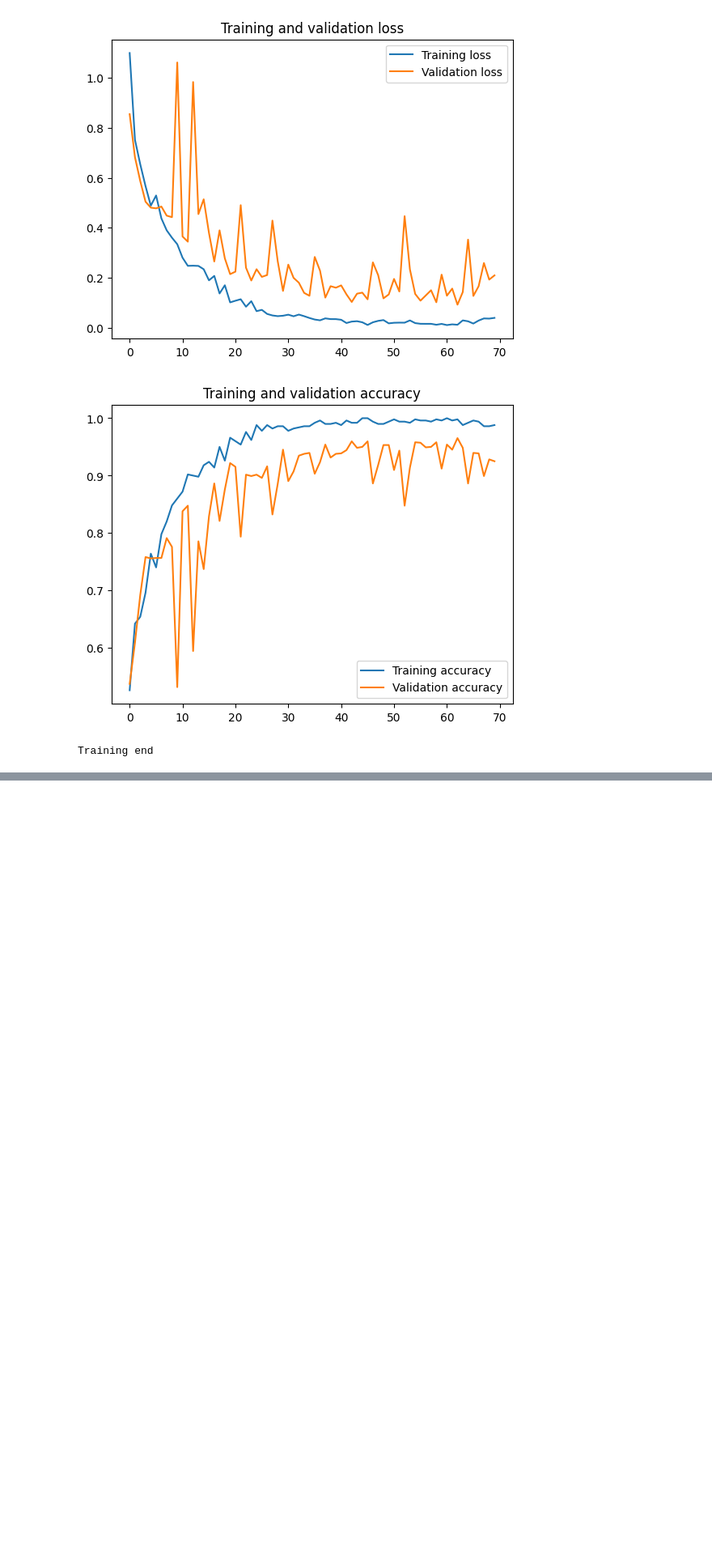
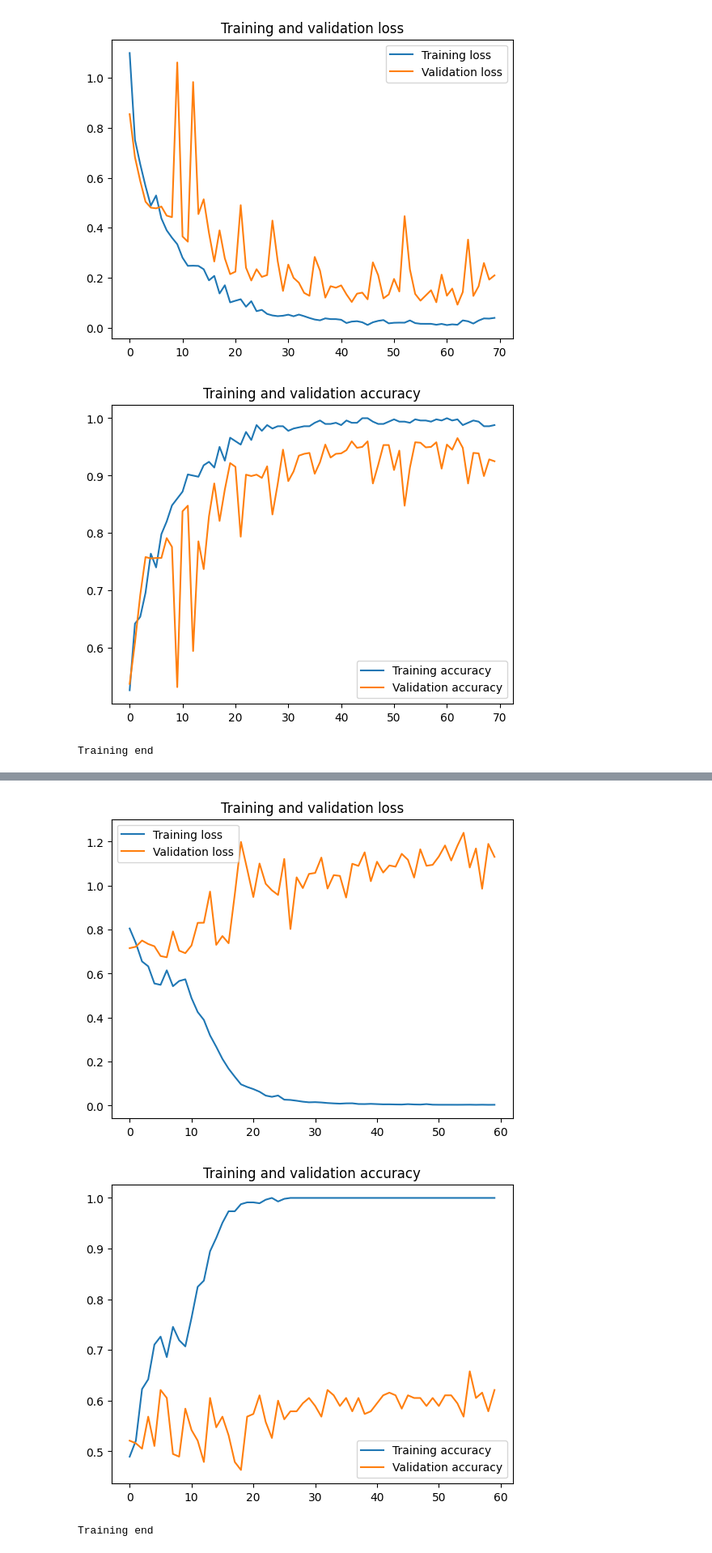
Before and after one commit to ChiaraAnsaldo/Neural-network-for-eeg-signal-analysis-for-epileptic-seizure-detection, a Jupyter notebook: CNN_Classification.ipynb, the cells around one changed output, grey strips where cells are left out. Shown at 81% size. Cells and saved outputs as stored; diff of their text form; code cells hidden in the pictures; blank space fills up the shorter version.

```diff
--- a/CNN_Classification.ipynb
+++ b/CNN_Classification.ipynb
@@ -97,29 +150,26 @@ def loadSpectogramData(indexPat):
 # %%
-def createModel():
+def createModel1():
 
     model = Sequential()
 
     model.add(Conv2D(64, (2, 4), activation='relu', input_shape=(22, 59, 114)))
-    model.add(BatchNormalization())
     model.add(MaxPooling2D(pool_size=(1, 2)))
-    model.add(Dropout(0.35))
+    model.add(Dropout(0.5))
 
     model.add(Conv2D(32, (2, 2), activation='relu'))
-    model.add(BatchNormalization())
     model.add(MaxPooling2D(pool_size=(1, 2)))
-    model.add(Dropout(0.25))
+    model.add(Dropout(0.3))
 
     model.add(Conv2D(32, (2, 2), activation='relu'))
-    model.add(BatchNormalization())
     model.add(MaxPooling2D(pool_size=(1, 2)))
 
     model.add(Flatten())
-    model.add(Dropout(0.15))
+    model.add(Dropout(0.2))
     model.add(Dense(256, activation='relu'))
     model.add(Dropout(0.15))
     model.add(Dense(2, activation='softmax'))
 
-    optimizer = tf.keras.optimizers.SGD(learning_rate=0.01)
+    optimizer = tf.keras.optimizers.SGD(learning_rate=0.001)
 
     model.compile(optimizer=optimizer, loss='categorical_crossentropy', metrics=['accuracy', keras.metrics.Recall(name='sen')])
 
@@ -243,3 +292,7 @@ Epoch 60/60
 [figure]
 [figure]
 Training end
+# %%
+for indexPat in range(0, len(patients)):
+    print('Patient '+patients[indexPat])
+    loadSpectogramData(indexPat)
@@ -319,3 +376,63 @@ Model saved
 [figure]
 [figure]
 Training end
+# %%
+print("START")
+if not os.path.exists(OutputPathModels):
+    os.makedirs(OutputPathModels)
+print("Parameters loaded")
+
+nSeizure=0
+interictalSpectograms=[]
+preictalSpectograms=[]  #This array contains syntetic data, it's created to have a balance dataset and it's used for training
+preictalRealSpectograms=[]  #This array containt the real preictal data, it's used for testing
+#patients = ["01","02","03","05","09"]
+patients = ["01","02","03","05","09","10","23"]
+
+for indexPat in range(0, len(patients)):
+    print('Patient '+patients[indexPat])
+    loadSpectogramData(indexPat)
+    filesPath = getFilesPathWithoutSeizure(indexPat)
+
+result='Out Seizure, True Positive, False Positive, False negative, Second of Inter in Test, Sensitivity, FPR \n'
+
+model = createModel()
+model.summary()
+
+optimizer = tf.keras.optimizers.SGD(learning_rate=0.001)
+
+model.compile(optimizer=optimizer, loss='categorical_crossentropy', metrics=['accuracy', keras.metrics.Recall(name='sen')])
+
+history = model.fit(generate_arrays_for_training(filesPath, end=80), #end=75),#It take the first 75%
+                        validation_data=generate_arrays_for_training(filesPath, start=80),#start=75), #It take the last 25%
+                        #steps_per_epoch=350, validation_steps=100,
+                        steps_per_epoch=int((len(filesPath)-int(len(filesPath)/100*25))),#*25),
+                        validation_steps=int((len(filesPath)-int(len(filesPath)/100*75))),#*75),
+                        epochs=60, max_queue_size=2, shuffle=True)# 100 epochs è meglio #aggiungere criterio di stop in base accuratezza
+
+train_loss = history.history['loss']
+val_loss = history.history['val_loss']
+train_acc = history.history['accuracy']
+val_acc = history.history['val_accuracy']
+
+# Creates a HDF5 file
+model.save(OutputPathModels+"ModelPat"+patients[indexPat]+"/"+'ModelOutSeizure.h5')
+print("Model saved")
+
+epochs = range(len(train_loss))
+
+plt.figure()
+plt.plot(epochs, train_loss, label='Training loss')
+plt.plot(epochs, val_loss, label='Validation loss')
+plt.title('Training and validation loss')
+plt.legend()
+plt.figure()
+plt.plot(epochs, train_acc, label='Training accuracy')
+plt.plot(epochs, val_acc, label='Validation accuracy')
+plt.title('Training and validation accuracy')
+plt.legend()
+
+plt.show()
+
+print('Training end')
+# %% [output]
@@ -321,0 +456,3 @@ Training end
+[figure, added]
+[figure, added]
+Training end
```
Also changed, not shown: parts of 12 cells of this notebook, 4 other files.
